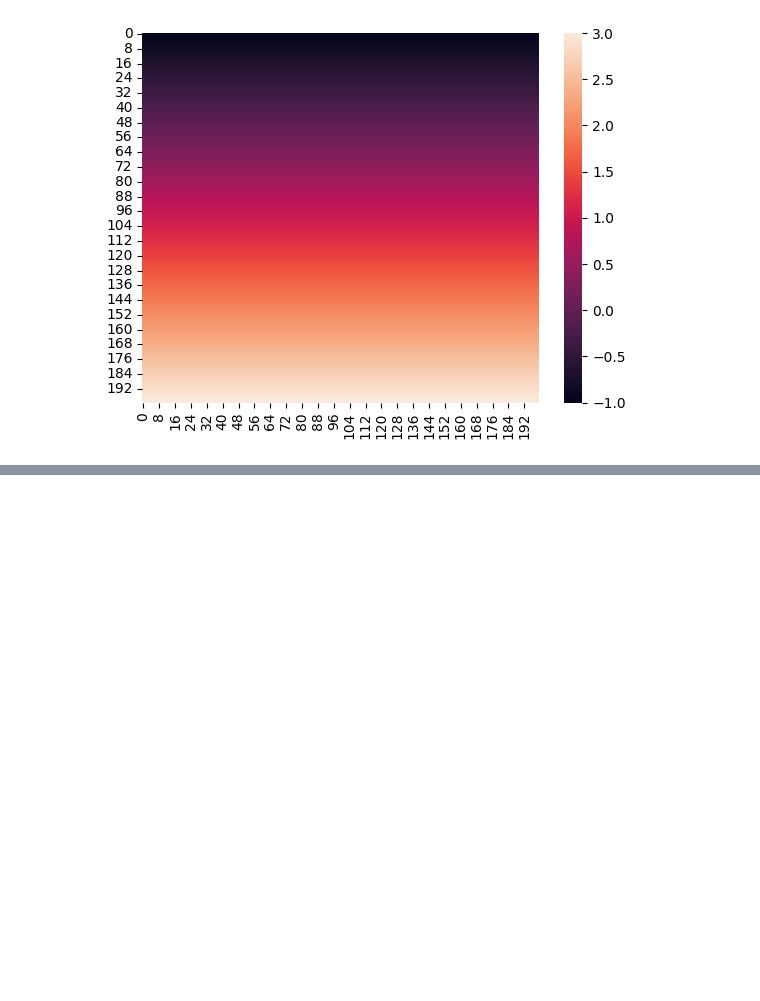
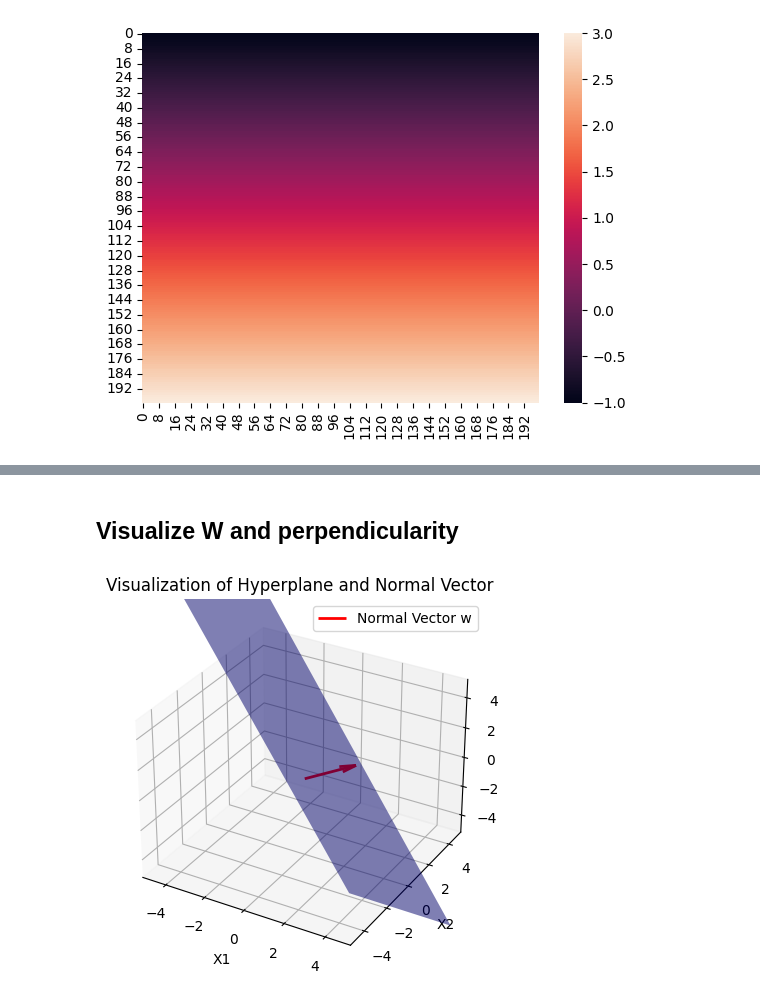
Before and after one commit to RRisto/learning, a Jupyter notebook: svm_learn/lagrange_multiplier_svm.ipynb, the cells around one changed output, grey strips where cells are left out. Saved outputs shown, nothing was run; the diff lists cells and outputs as text; code cells hidden in the pictures; blank space fills up the shorter version.

```diff
--- a/svm_learn/lagrange_multiplier_svm.ipynb
+++ b/svm_learn/lagrange_multiplier_svm.ipynb
@@ -136,0 +321,48 @@ sns.heatmap(yy)
+# %% [markdown]
+## Visualize W and perpendicularity
+# %%
+import numpy as np
+import matplotlib.pyplot as plt
+from mpl_toolkits.mplot3d import Axes3D
+
+# Define the normal vector w and the bias term b (hyperplane equation: w.x + b = 0)
+w = np.array([2, 1, 1])  # Normal vector to the hyperplane
+b = -3                   # Bias term (offset from the origin)
+
+# Generate the x and y values for the plane
+xx, yy = np.meshgrid(np.linspace(-5, 5, 10), np.linspace(-5, 5, 10))
+
+# Calculate the corresponding z values for the plane using the hyperplane equation: w0*x + w1*y + w2*z + b = 0
+# Rearranged: z = (-w0*x - w1*y - b) / w2
+zz = (-w[0] * xx - w[1] * yy - b) / w[2]
+
+# Create a figure for 3D plotting
+fig = plt.figure()
+ax = fig.add_subplot(111, projection='3d')
+
+# Plot the hyperplane (3D plane)
+ax.plot_surface(xx, yy, zz, color='blue', alpha=0.5, rstride=100, cstride=100)
+
+# Plot the normal vector w
+# We'll start the vector at the origin and plot it as an arrow
+origin = np.array([0, 0, 0])
+ax.quiver(origin[0], origin[1], origin[2], w[0], w[1], w[2], color='red', linewidth=2, label='Normal Vector w')
+
+# Add labels to the axes
+ax.set_xlabel('X1')
+ax.set_ylabel('X2')
+ax.set_zlabel('X3')
+
+# Set limits for better visualization
+ax.set_xlim([-5, 5])
+ax.set_ylim([-5, 5])
+ax.set_zlim([-5, 5])
+
+# Title and legend
+ax.set_title('Visualization of Hyperplane and Normal Vector')
+ax.legend()
+
+# Show the plot
+plt.show()
+# %% [output]
+[figure, added]
```
Also changed, not shown: parts of 19 cells of this notebook.
